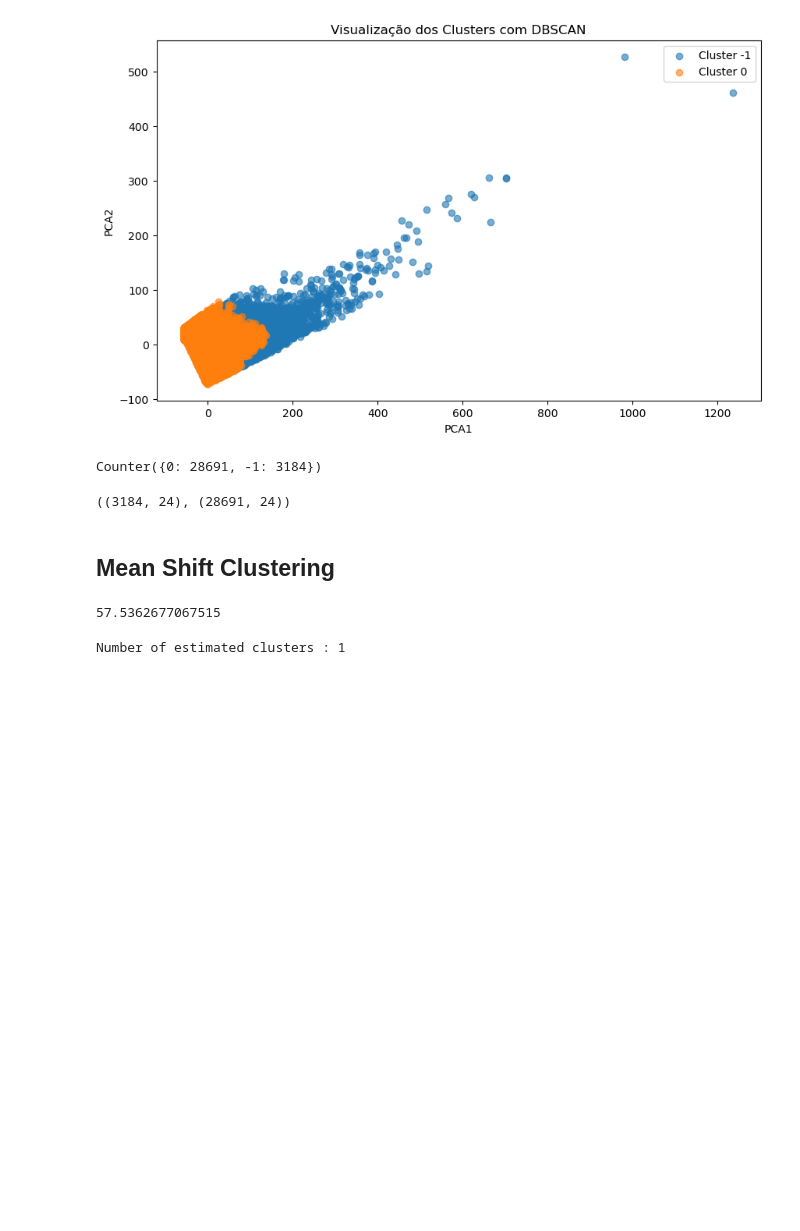
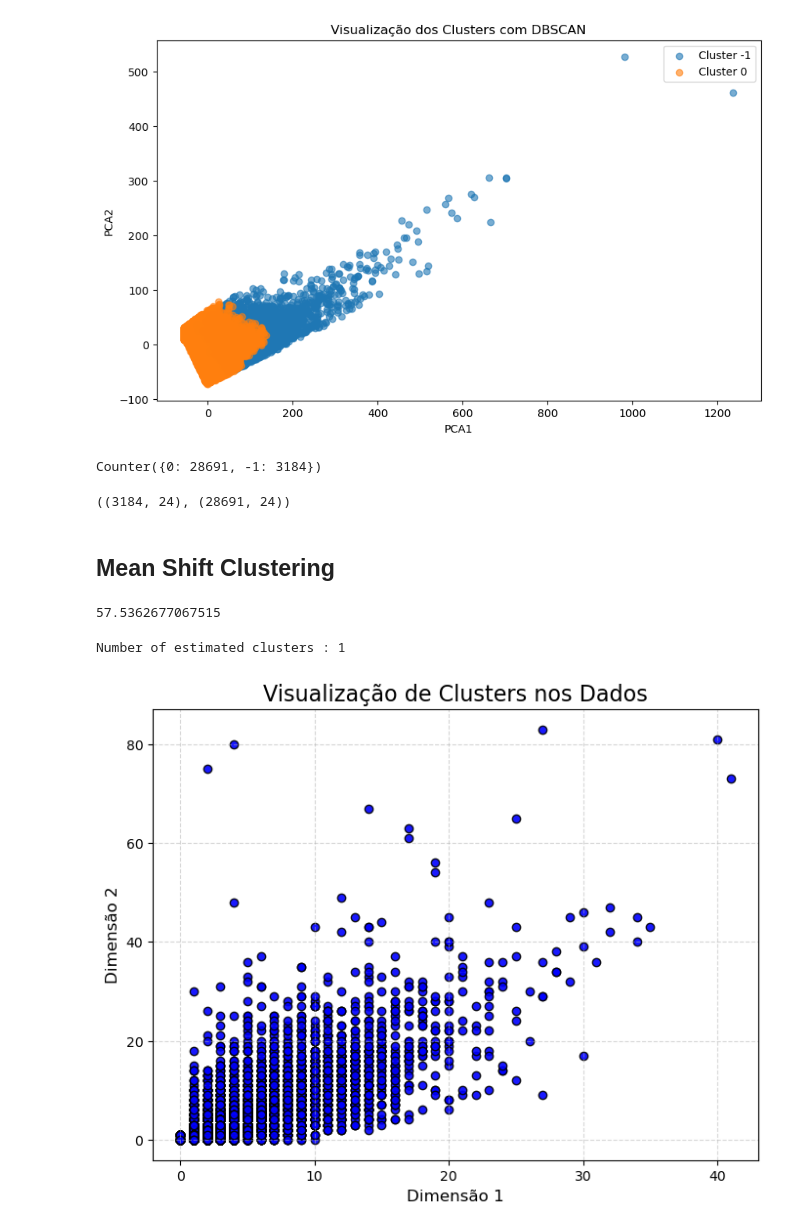
Before and after one commit to MiguelMangerona/Data-Mining-Project, a Jupyter notebook: Clustering.ipynb, the cells around one changed output. Cells and saved outputs as stored; diff of their text form; code cells hidden in the pictures; blank space fills up the shorter version.

```diff
--- a/Clustering.ipynb
+++ b/Clustering.ipynb
@@ -287,3 +288,36 @@ ms_n_clusters = len(np.unique(ms_labels))
 print("Number of estimated clusters : %d" % ms_n_clusters)
 # %% [output]
 Number of estimated clusters : 1
+# %%
+import pandas as pd
+
+def plot_clusters(X):
+    """
+    Plota os dados fornecidos para facilitar a identificação de clusters.
+
+    Parâmetros:
+    - X: array-like, forma (n_amostras, 2)
+        Dados com 2 dimensões para visualização.
+    """
+    if X.shape[1] < 2:
+        raise ValueError("Os dados precisam ter pelo menos 2 dimensões para plotar.")
+
+    plt.figure(figsize=(8, 6))
+    plt.scatter(X[:, 0], X[:, 1], c='blue', alpha=0.9, edgecolors='k')
+    plt.title("Visualização de Clusters nos Dados", fontsize=16)
+    plt.xlabel("Dimensão 1", fontsize=12)
+    plt.ylabel("Dimensão 2", fontsize=12)
+    plt.grid(True, linestyle="--", alpha=0.5)
+    plt.show()
+
+
+# Carregar os dados de um arquivo CSV
+df = pd.read_csv('Processed_Data.csv')
+
+# Garantir que os dados estão no formato NumPy e selecionar as duas primeiras colunas
+X = df.iloc[:, :2].values  # Seleciona as duas primeiras colunas
+
+# Plotar os clusters
+plot_clusters(X)
+# %% [output]
+[figure, added]
```
Also changed, not shown: parts of 1 cell of this notebook.
